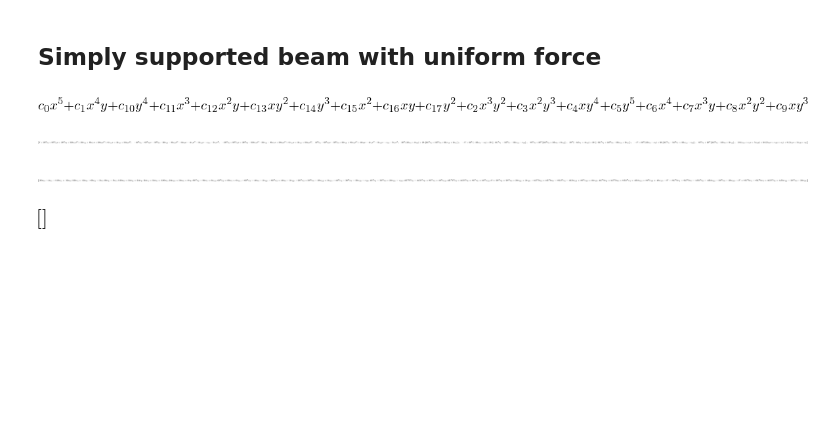
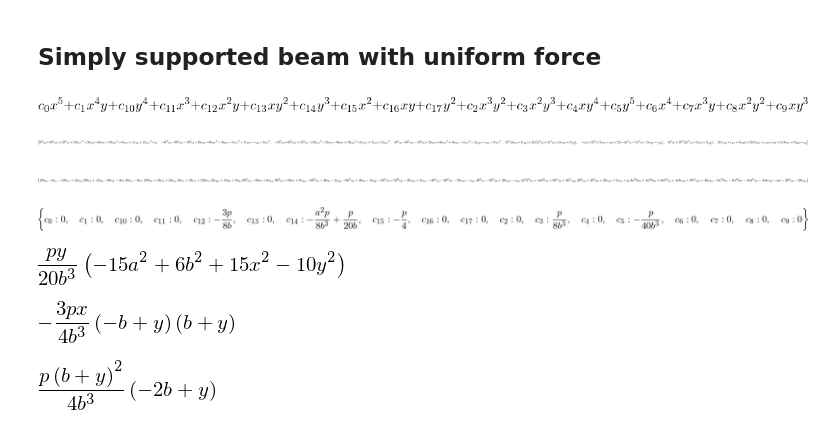
Before and after one commit to nicoguaro/notebooks_examples, a Jupyter notebook: Airy stress functions.ipynb, the cells around one changed output. Cells and saved outputs as stored; diff of their text form; code cells hidden in the pictures; blank space fills up the shorter version.

```diff
--- a/Airy stress functions.ipynb
+++ b/Airy stress functions.ipynb
@@ -176,3 +174,5 @@ L, b, S, F =  symbols("L b S F")
+# %%
+a, b, p =  symbols("a b p")
 # %%
 phi, d = poly_airy(x, y, 5)
 
@@ -182,30 +182,38 @@ phi
 # %%
 s11, s22, s12 = airy_stress(phi, x, y)
 # %%
-conds = [s22.subs(y, b) + S,
+conds = [s22.subs(y, b) + p,
          s12.subs(y, b),
          s22.subs(y, -b),
          s12.subs(y, -b),
-         integrate(s11.subs(x, L), (y,-b, b)),
-         integrate(s12.subs(x, L), (y,-b, b)) - F,
-         integrate(y*s11.subs(x, L), (y,-b, b)),
-         integrate(s11.subs(x, -L), (y,-b, b)),
-         integrate(s12.subs(x, -L), (y,-b, b)) - F,
-         integrate(y*s11.subs(x, -L), (y,-b, b)),
+         integrate(s11.subs(x, a), (y,-b, b)),
+         integrate(s12.subs(x, a), (y,-b, b)) - p*a,
+         integrate(y*s11.subs(x, a), (y,-b, b)),
          diff(phi, x, 4) + diff(phi, y, 4) + 2*diff(phi, x, 2, y, 2)]
-
 conds
 # %% [output]
-[figure, old version]
+[figure, new version]
 # %%
 eqlist = set(coef for cond in conds for coef in Poly(cond, (x, y)).coeffs())
 
 eqlist
 # %% [output]
-[figure, old version]
+[figure, new version]
 # %%
 sol = solve(eqlist, d)
 # %%
 sol
 # %% [output]
-[figure, old version]
+[figure, new version]
+# %%
+factor(s11.subs(sol))
+# %% [output]
+[figure, added]
+# %%
+factor(s12.subs(sol))
+# %% [output]
+[figure, added]
+# %%
+factor(s22.subs(sol))
+# %% [output]
+[figure, added]
```
Also changed, not shown: parts of 8 cells of this notebook, 1 other file.
